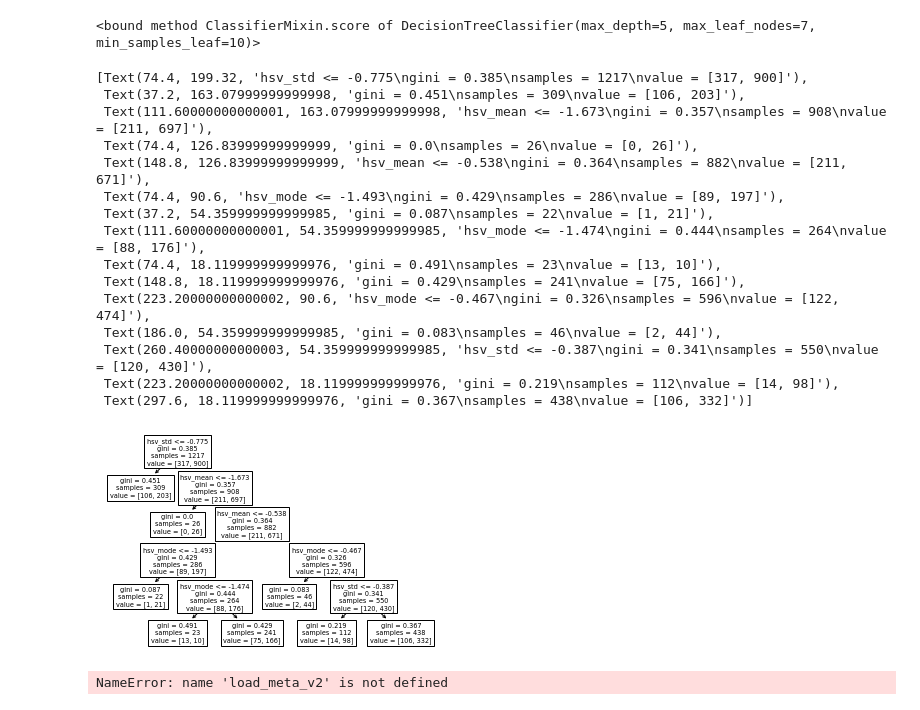
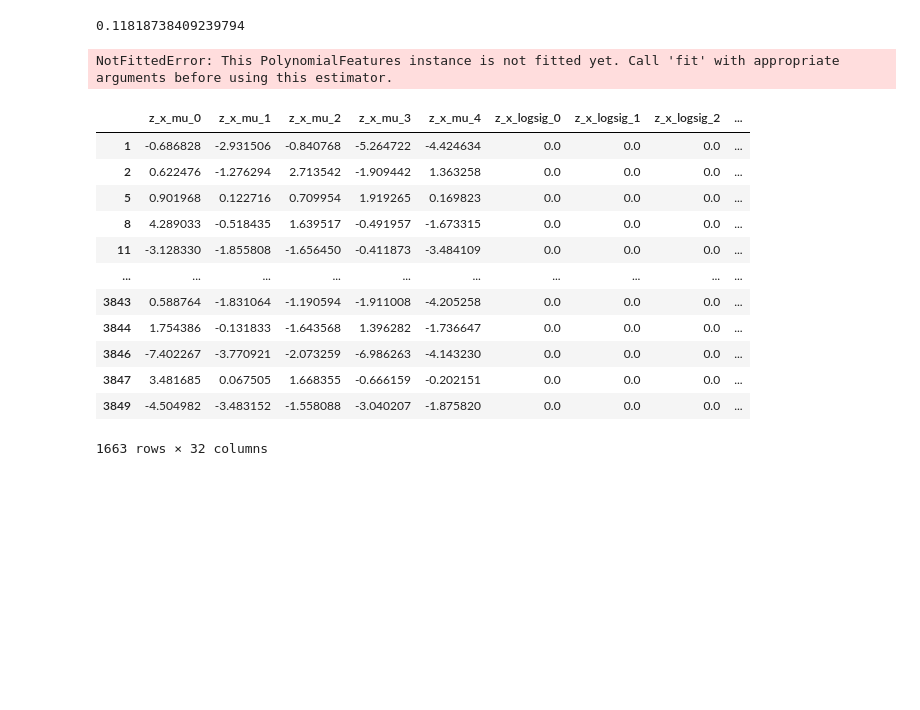
Before and after one commit to Abdigal1/paltas_repo, a Jupyter notebook: Models_3/Untitled.ipynb, the cells around one changed output. Saved outputs shown, nothing was run; the diff lists cells and outputs as text; code cells hidden in the pictures; blank space fills up the shorter version.

```diff
--- a/Models_3/Untitled.ipynb
+++ b/Models_3/Untitled.ipynb
@@ -356,28 +203,23 @@ plt.show()
-# %%
-DT3[5]
-# %% [output]
-<bound method ClassifierMixin.score of DecisionTreeClassifier(max_depth=5, max_leaf_nodes=7, min_samples_leaf=10)>
-# %%
-sklearn.tree.plot_tree(DT3[6],feature_names=X.columns)
-# %% [output]
-[Text(74.4, 199.32, 'hsv_std <= -0.775\ngini = 0.385\nsamples = 1217\nvalue = [317, 900]'),
- Text(37.2, 163.07999999999998, 'gini = 0.451\nsamples = 309\nvalue = [106, 203]'),
- Text(111.60000000000001, 163.07999999999998, 'hsv_mean <= -1.673\ngini = 0.357\nsamples = 908\nvalue = [211, 697]'),
- Text(74.4, 126.83999999999999, 'gini = 0.0\nsamples = 26\nvalue = [0, 26]'),
- Text(148.8, 126.83999999999999, 'hsv_mean <= -0.538\ngini = 0.364\nsamples = 882\nvalue = [211, 671]'),
- Text(74.4, 90.6, 'hsv_mode <= -1.493\ngini = 0.429\nsamples = 286\nvalue = [89, 197]'),
- Text(37.2, 54.359999999999985, 'gini = 0.087\nsamples = 22\nvalue = [1, 21]'),
- Text(111.60000000000001, 54.359999999999985, 'hsv_mode <= -1.474\ngini = 0.444\nsamples = 264\nvalue = [88, 176]'),
- Text(74.4, 18.119999999999976, 'gini = 0.491\nsamples = 23\nvalue = [13, 10]'),
- Text(148.8, 18.119999999999976, 'gini = 0.429\nsamples = 241\nvalue = [75, 166]'),
- Text(223.20000000000002, 90.6, 'hsv_mode <= -0.467\ngini = 0.326\nsamples = 596\nvalue = [122, 474]'),
- Text(186.0, 54.359999999999985, 'gini = 0.083\nsamples = 46\nvalue = [2, 44]'),
- Text(260.40000000000003, 54.359999999999985, 'hsv_std <= -0.387\ngini = 0.341\nsamples = 550\nvalue = [120, 430]'),
- Text(223.20000000000002, 18.119999999999976, 'gini = 0.219\nsamples = 112\nvalue = [14, 98]'),
- Text(297.6, 18.119999999999976, 'gini = 0.367\nsamples = 438\nvalue = [106, 332]')]
-[figure, removed]
-# %%
-df=load_meta_v2()
-df
-# %% [output]
-NameError: name 'load_meta_v2' is not defined
+# %%
+print(np.max(np.abs(LR[np.argmax(pr_ts2)].coef_[0])))
+polynomial_features = PolynomialFeatures(degree=5)
+np.hstack((np.array(polynomial_features.get_feature_names(X.columns))))[np.abs(LR[np.argmax(pr_ts2)].coef_[0])>0.1]
+# %% [output]
+0.11818738409239794
+NotFittedError: This PolynomialFeatures instance is not fitted yet. Call 'fit' with appropriate arguments before using this estimator.
+# %%
+X
+# %% [output]
+|  | z_x_mu_0 | z_x_mu_1 | z_x_mu_2 | z_x_mu_3 | z_x_mu_4 | z_x_logsig_0 | z_x_logsig_1 | z_x_logsig_2 | ... |
+| 1 | -0.686828 | -2.931506 | -0.840768 | -5.264722 | -4.424634 | 0.0 | 0.0 | 0.0 | ... |
+| 2 | 0.622476 | -1.276294 | 2.713542 | -1.909442 | 1.363258 | 0.0 | 0.0 | 0.0 | ... |
+| 5 | 0.901968 | 0.122716 | 0.709954 | 1.919265 | 0.169823 | 0.0 | 0.0 | 0.0 | ... |
+| 8 | 4.289033 | -0.518435 | 1.639517 | -0.491957 | -1.673315 | 0.0 | 0.0 | 0.0 | ... |
+| 11 | -3.128330 | -1.855808 | -1.656450 | -0.411873 | -3.484109 | 0.0 | 0.0 | 0.0 | ... |
+| ... | ... | ... | ... | ... | ... | ... | ... | ... | ... |
+| 3843 | 0.588764 | -1.831064 | -1.190594 | -1.911008 | -4.205258 | 0.0 | 0.0 | 0.0 | ... |
+| 3844 | 1.754386 | -0.131833 | -1.643568 | 1.396282 | -1.736647 | 0.0 | 0.0 | 0.0 | ... |
+| 3846 | -7.402267 | -3.770921 | -2.073259 | -6.986263 | -4.143230 | 0.0 | 0.0 | 0.0 | ... |
+| 3847 | 3.481685 | 0.067505 | 1.668355 | -0.666159 | -0.202151 | 0.0 | 0.0 | 0.0 | ... |
+| 3849 | -4.504982 | -3.483152 | -1.558088 | -3.040207 | -1.875820 | 0.0 | 0.0 | 0.0 | ... |
+1663 rows × 32 columns
```
Also changed, not shown: parts of 21 cells of this notebook, 5 other files.
